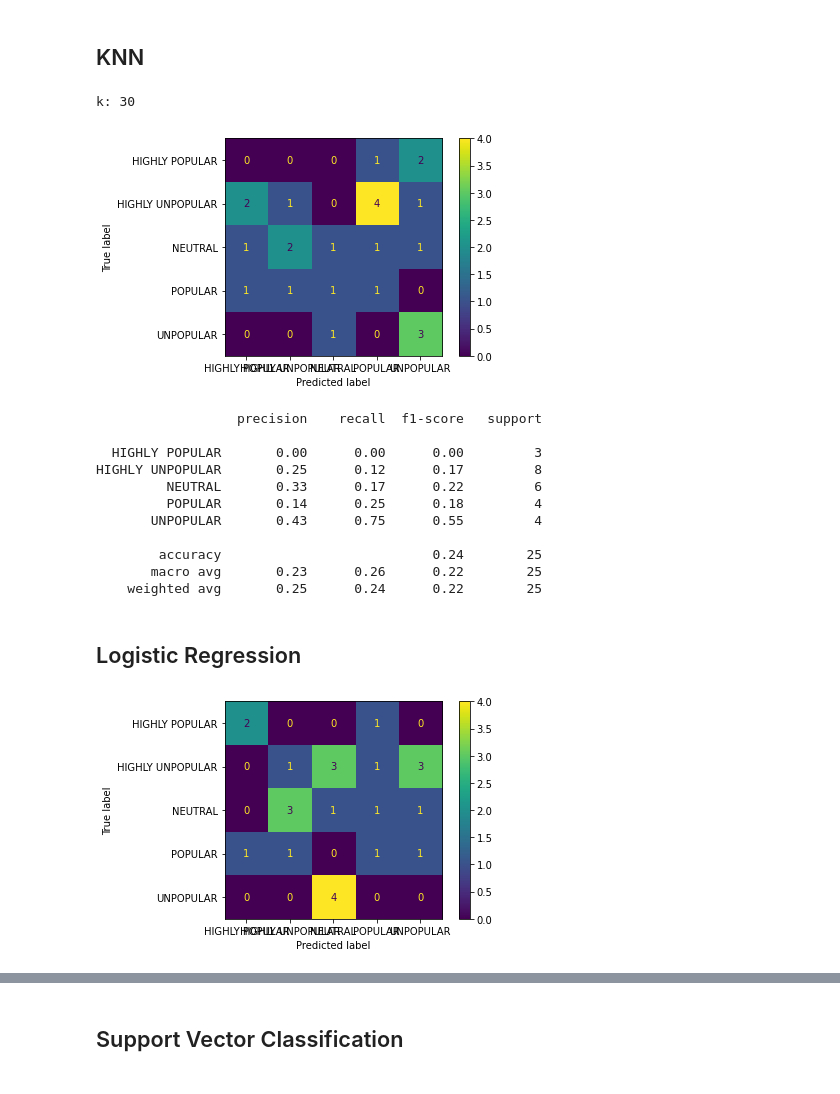
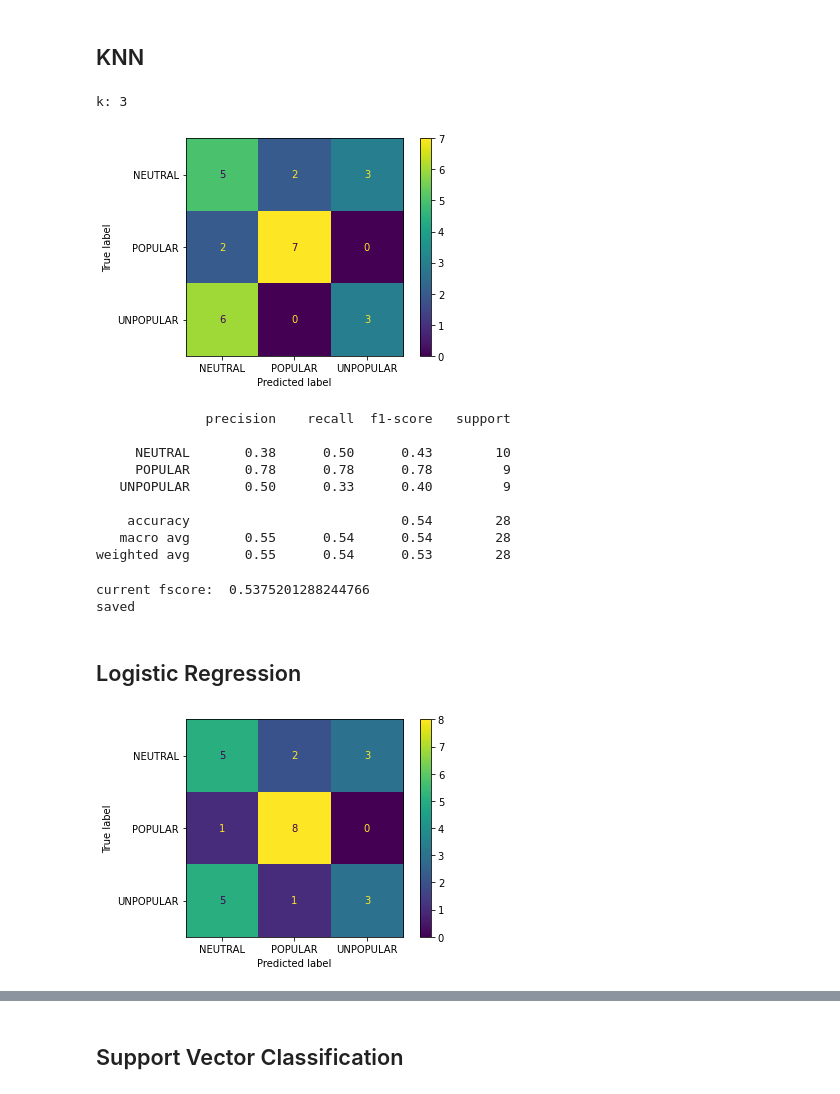
Before and after one commit to milijanadj/SIAP, a Jupyter notebook: models.ipynb, the cells around one changed output, grey strips where cells are left out. Cells and saved outputs as stored; diff of their text form; code cells hidden in the pictures.

```diff
--- a/models.ipynb
+++ b/models.ipynb
@@ -19,16 +25,16 @@ from sklearn.metrics import ConfusionMatrixDisplay
 # %%
 #ucitavanje
 train_df = pandas.read_csv('datasets/train.csv')
-X_train = train_df.iloc[:, [2, 4, 5, 6, 7]].values
-y_train = train_df.iloc[:, 3].values
+X_train = train_df.iloc[:, [3, 5, 6, 7, 8, 9, 11]].values
+y_train = train_df.iloc[:, 4].values
 
 test_df = pandas.read_csv('datasets/test.csv')
-X_test = test_df.iloc[:, [2, 4, 5, 6, 7]].values
-y_test = test_df.iloc[:, 3].values
+X_test = test_df.iloc[:, [3, 5, 6, 7, 8, 9, 11]].values
+y_test = test_df.iloc[:, 4].values
 
 validation_df = pandas.read_csv('datasets/validation.csv')
-X_validation = validation_df.iloc[:, [2, 4, 5, 6, 7]].values
-y_validation = validation_df.iloc[:, 3].values
+X_validation = validation_df.iloc[:, [3, 5, 6, 7, 8, 9, 11]].values
+y_validation = validation_df.iloc[:, 4].values
 
 #normalizacija
 scaler = StandardScaler()
@@ -53,37 +59,62 @@ for i in range(1, 50):
 print('k: ' + str(k))
 
 #treniranje
-knn = KNeighborsClassifier(n_neighbors=k)
+knn = KNeighborsClassifier(n_neighbors = k)
 knn.fit(X_train, y_train)
 
 #predikcija
 y_pred = knn.predict(X_test)
 # %% [output]
-k: 30
+k: 3
 # %%
 cm = confusion_matrix(y_test, y_pred)
 disp = ConfusionMatrixDisplay(
     confusion_matrix=cm,
-    display_labels=rfc.classes_
+    display_labels=knn.classes_
 )
 disp.plot()
 plt.show()
 # %% [output]
-[figure, old version]
+[figure, new version]
 # %%
 print(classification_report(y_test, y_pred))
 # %% [output]
-                  precision    recall  f1-score   support
+              precision    recall  f1-score   support
 
-  HIGHLY POPULAR       0.00      0.00      0.00         3
-HIGHLY UNPOPULAR       0.25      0.12      0.17         8
-         NEUTRAL       0.33      0.17      0.22         6
-         POPULAR       0.14      0.25      0.18         4
-       UNPOPULAR       0.43      0.75      0.55         4
+     NEUTRAL       0.38      0.50      0.43        10
+     POPULAR       0.78      0.78      0.78         9
+   UNPOPULAR       0.50      0.33      0.40         9
 
-        accuracy                           0.24        25
-       macro avg       0.23      0.26      0.22        25
-    weighted avg       0.25      0.24      0.22        25
+    accuracy                           0.54        28
+   macro avg       0.55      0.54      0.54        28
+weighted avg       0.55      0.54      0.53        28
+# %%
+scores = {}
+
+fscore = get_fscore(y_test, y_pred)
+print('current fscore: ', fscore)
+
+try:
+    filename = 'models/knn.pickle'
+    stored_model = pickle.load(open(filename, 'rb'))
+    y_pred = stored_model.predict(X_test)
+
+    old_fscore = get_fscore(y_test, y_pred)
+    print('old fscore:', old_fscore)
+
+    if fscore > old_fscore:
+        pickle.dump(knn, open(filename, 'wb'))
+        print('saved')
+        scores['knn'] = fscore
+    else:
+        scores['knn'] = old_fscore
+except FileNotFoundError:
+    pickle.dump(knn, open(filename, 'wb'))
+    print('saved')
+    scores['knn'] = fscore
+# %% [output]
+current fscore:  0.5375201288244766
+saved
 # %% [markdown]
 ## Logistic Regression
 # %%
@@ -117,12 +148,12 @@ y_pred = lr.predict(X_test)
 cm = confusion_matrix(y_test, y_pred)
 disp = ConfusionMatrixDisplay(
     confusion_matrix=cm,
-    display_labels=rfc.classes_
+    display_labels=lr.classes_
 )
 disp.plot()
 plt.show()
 # %% [output]
-[figure, old version]
+[figure, new version]
 # %%
 print(classification_report(y_test, y_pred))
 # %% [output]
```
Also changed, not shown: parts of 28 cells of this notebook, 13 other files.
